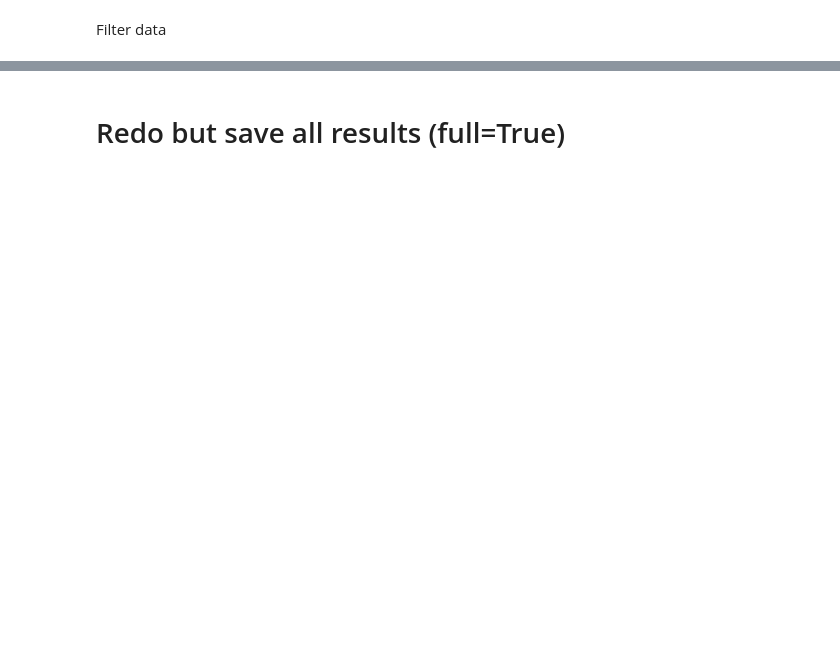
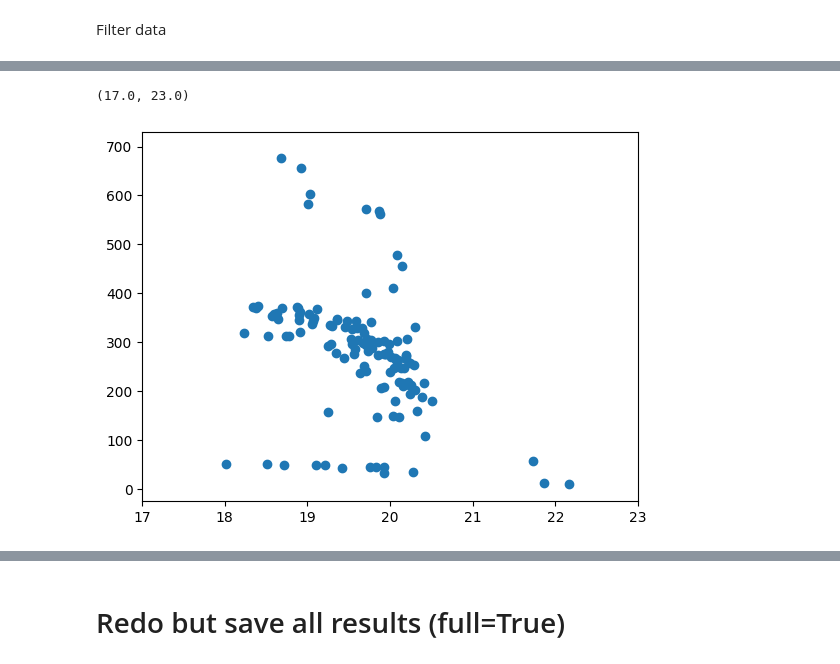
Before and after one commit to lincc-frameworks/notebooks_lf, a Jupyter notebook: PeriodDrw/Fit.ipynb, the cells around one changed output, grey strips where cells are left out. Saved outputs shown, nothing was run; the diff lists cells and outputs as text; code cells hidden in the pictures; blank space fills up the shorter version.

```diff
--- a/PeriodDrw/Fit.ipynb
+++ b/PeriodDrw/Fit.ipynb
@@ -83,0 +115,8 @@ ens.query("rMeanPSFMag_ps1_otmo < 20", table = 'object')
+# %%
+ens_nobs = ens.calc_nobs(temporary=False)
+
+plt.scatter( ens._object['gMeanPSFMag_ps1_otmo'].compute().values,ens_nobs._object['nobs_total'].compute().values)
+plt.xlim(17,23)
+# %% [output]
+(17.0, 23.0)
+[figure, added]
```
Also changed, not shown: parts of 14 cells of this notebook.
